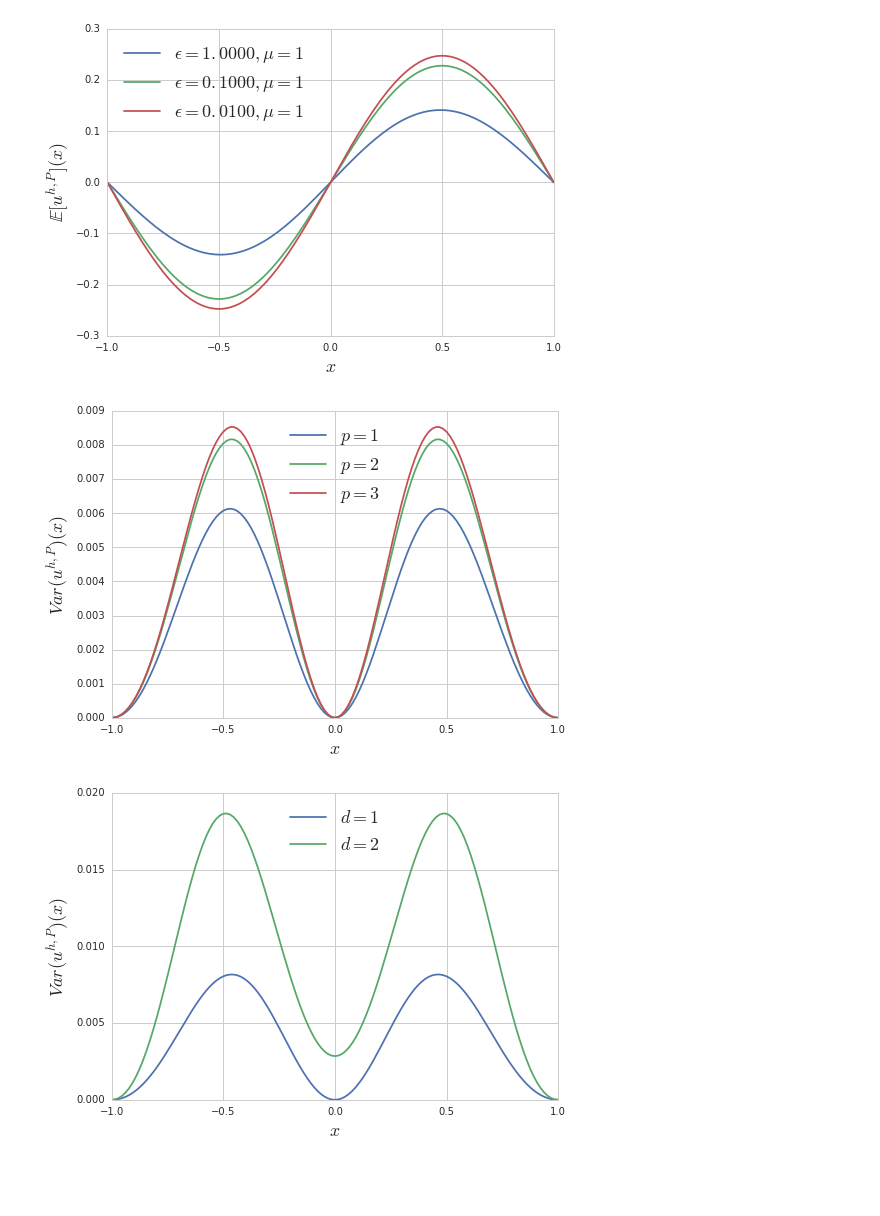
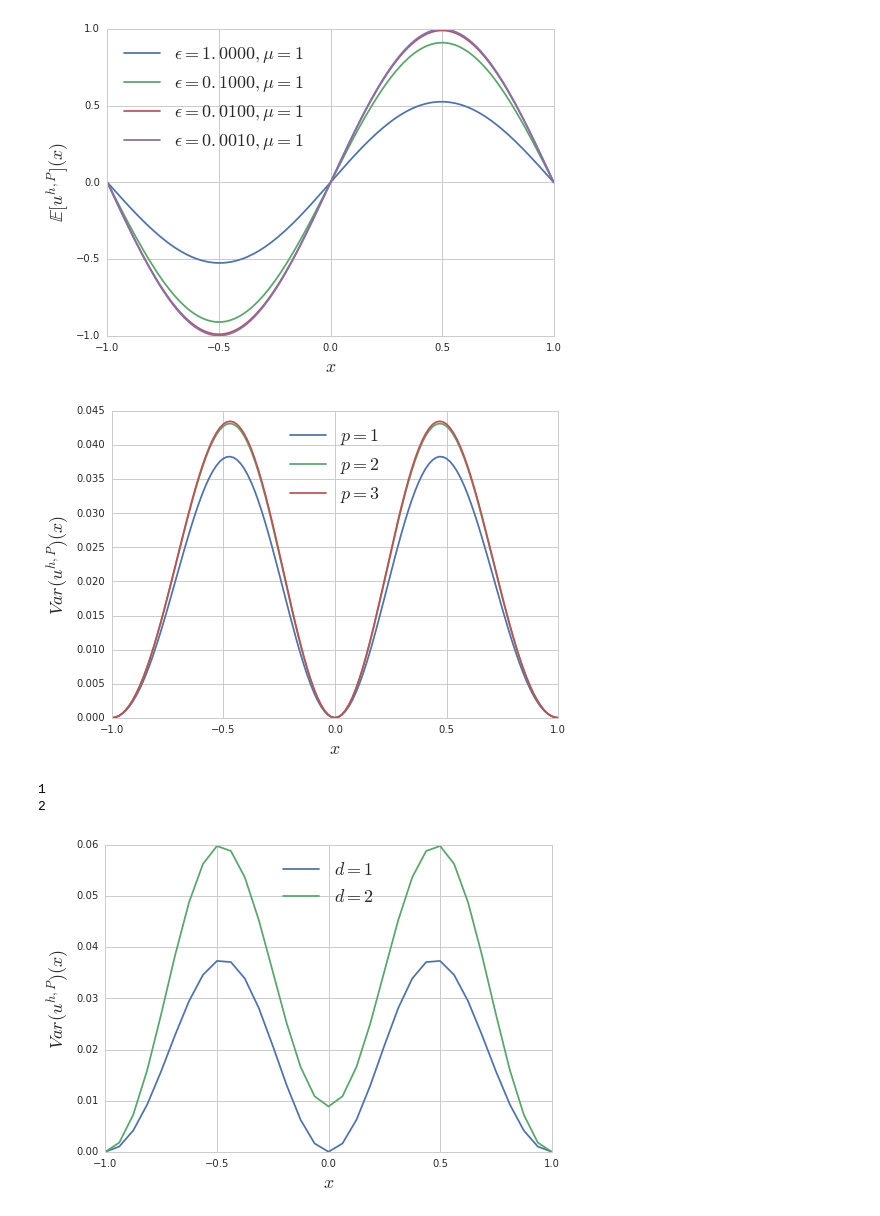
Before and after one commit to alcarney/polynomial_chaos, a Jupyter notebook: src/oned_stochastic.ipynb, the cells around one changed output. Cells and saved outputs as stored; diff of their text form; code cells hidden in the pictures; blank space fills up the shorter version.

```diff
--- a/src/oned_stochastic.ipynb
+++ b/src/oned_stochastic.ipynb
@@ -8,20 +8,23 @@ import matplotlib.pyplot as plt
 
 import seaborn as sns
 sns.set_style('whitegrid')
+# %%
+
+# Define the right hand side
+def f(x):
+    return 4*pi**2 * sin(pi*x)
+
+# Set most of the parameters
+N, d, eps, mu = 128, 1, 10e-1, 1
+
+
+# Discretise the domain and set some values for
+# omega we want realised
+xs = np.linspace(-1, 1, N+1)
+ws = np.linspace(-1, 1, 6)
 # %%
 # -------------- REALISATION PLOTS ------------
 
-# Define the right hand side
-def f(x):
-    return pi**2 * sin(pi*x)
-
-# Set most of the parameters
-N, d, eps, mu = 128, 1, 10e-1, 1
-
-# Discretise the domain and set some values for
-# omega we want realised
-xs = np.linspace(-1, 1, N+1)
-ws = np.linspace(-1, 1, 6)
 
 for p in range(1,4):
 
@@ -48,7 +51,7 @@ for p in range(1,4):
 
 fig, ax = plt.subplots(1)
 
-for eps in [10e-1, 10e-2, 10e-3]:
+for eps in [10e-1, 10e-2, 10e-3, 10e-4]:
 
     u = solve_system(N, 1, 3, eps, mu, f)
     ax.plot(xs, u[0,:], label=r'$\epsilon = %.4f, \mu = 1$' % eps)
@@ -59,7 +62,7 @@ ax.legend(loc=0, fontsize=18)
 
 fig.savefig('oned-stochastic-mean-soln-process.pdf')
 # %% [output]
-[figure, old version]
+[figure, new version]
 # %%
 # ---------------- VARIANCE PLOTS ---------------
 
@@ -77,22 +80,29 @@ ax.legend(loc=0, fontsize=18)
 
 fig.savefig('oned-stochastic-variance-plots.pdf')
 # %% [output]
-[figure, old version]
+[figure, new version]
 # %%
 # ---------------- VARIANCE PLOTS ---------------
+
+
+# Discretise the domain and set some values for
+# omega we want realised
+xs = np.linspace(-1, 1, 33)
 
 fig, ax = plt.subplots(1)
 
 for d in range(1,3):
-
-    basis = legendre_chaos(d, 2)
-    u = solve_system(N, d, 2, 10e-1, mu, f)
+    print(d)
+    basis = legendre_chaos(d, 1)
+    u = solve_system(32, d, 1, 10e-1, mu, f)
     ax.plot(xs, calc_variance(basis, u), label=r'$d = %i$' % d)
 
 ax.set_xlabel(r'$x$', fontsize=18)
 ax.set_ylabel(r'$Var(u^{h,P})(x)$', fontsize=18)
 ax.legend(loc=0, fontsize=18)
 
 fig.savefig('oned-stochastic-variance-plots-d.pdf')
 # %% [output]
+1
+2
-[figure, old version]
+[figure, new version]
```
Also changed, not shown: parts of 1 cell of this notebook, 8 other files.
